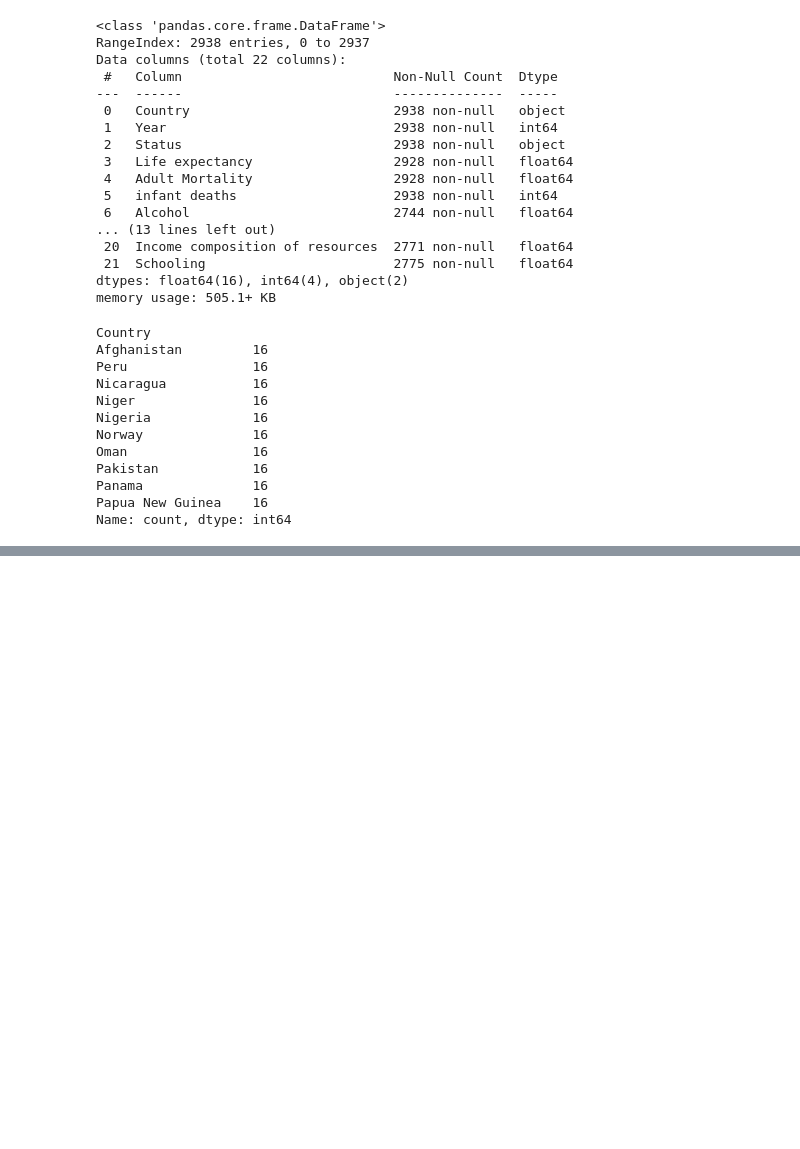
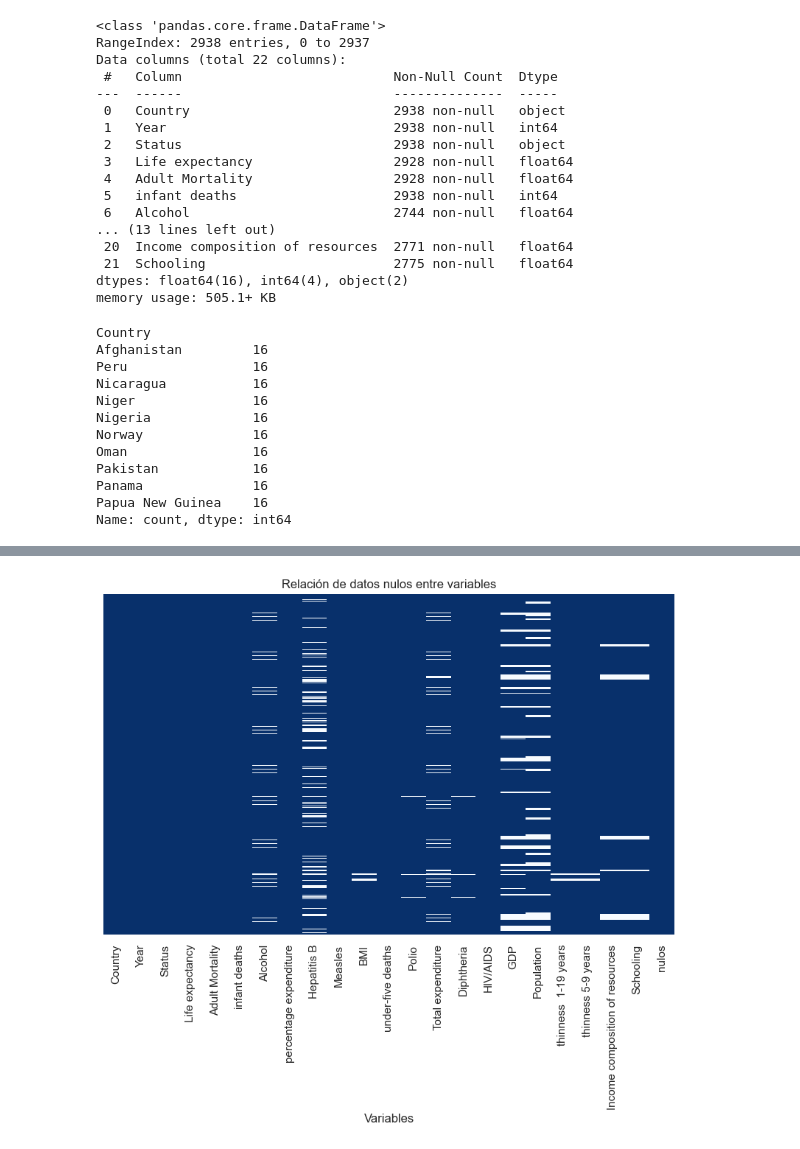
Before and after one commit to alexanderarm10/linear_regression, a Jupyter notebook: Expectativa_de_vida/notebooks/01_exploracion_expectativa_de_vida.ipynb, the cells around one changed output, grey strips where cells are left out. Saved outputs shown, nothing was run; the diff lists cells and outputs as text; code cells hidden in the pictures; blank space fills up the shorter version.

```diff
--- a/Expectativa_de_vida/notebooks/01_exploracion_expectativa_de_vida.ipynb
+++ b/Expectativa_de_vida/notebooks/01_exploracion_expectativa_de_vida.ipynb
@@ -89,0 +75,9 @@ nulos_country.head(10)
+# %%
+# Creamos un mapa de calor para visualizar los datos nulos para cada columna
+plt.figure(figsize=(10, 6))
+sns.heatmap(df.isnull(), cmap='Blues_r', cbar=False, yticklabels=False)
+plt.title("Relación de datos nulos entre variables")
+plt.xlabel("Variables")
+plt.show()
+# %% [output]
+[figure, added]
```
Also changed, not shown: parts of 12 cells of this notebook.
